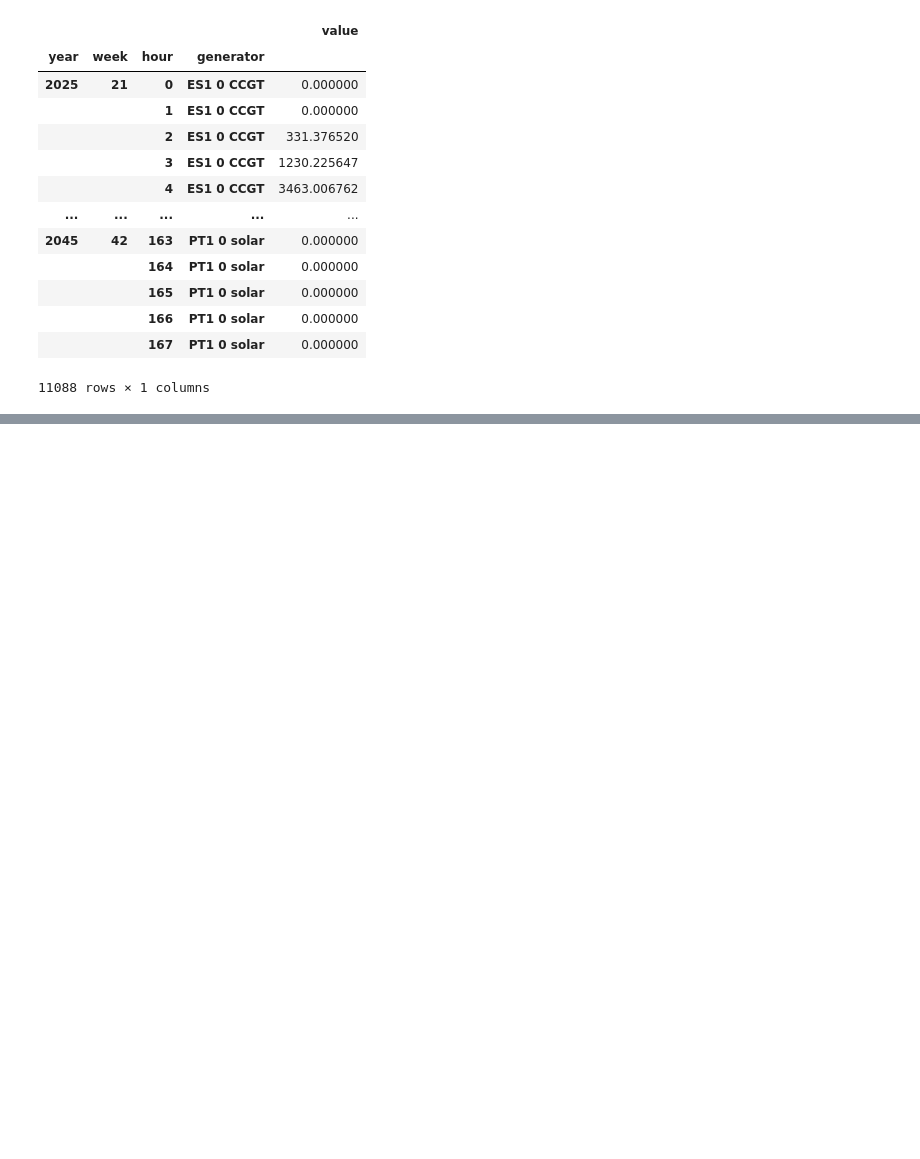
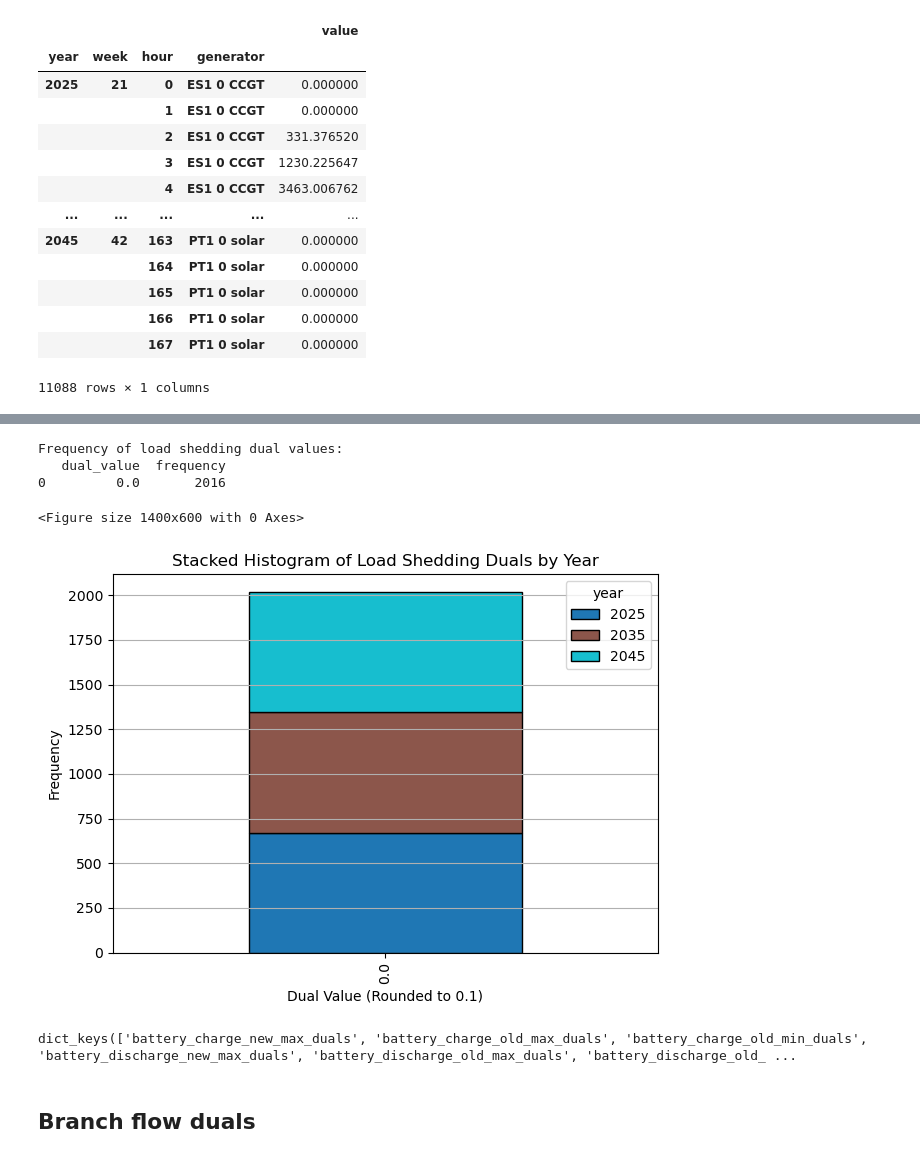
Before and after one commit to TinusAlsos/master_project, a Jupyter notebook: notebooks/analyze_duals.ipynb, the cells around one changed output, grey strips where cells are left out. Saved outputs shown, nothing was run; the diff lists cells and outputs as text; code cells hidden in the pictures; blank space fills up the shorter version.

Commit message:
Finish analysing duals

```diff
--- a/notebooks/analyze_duals.ipynb
+++ b/notebooks/analyze_duals.ipynb
@@ -28,7 +28,7 @@ MODEL_CONFIGS_FOLDER = os.path.join(CONFIGS_FOLDER, "models")
 # %%
 # Load data used for modeling and the results of the model
 data_folder_name = "elec_s_37_ES_PT_no_bat_limit"
-run_results_folder_name = "Apr11_Fri_h11-GTSEP_v1a_multi-37_ES_PT"
+run_results_folder_name = "Apr11_Fri_h13-GTSEP_v1a_multi-37_ES_PT"
 # %%
 # Paths
 run_results_folder = os.path.join(SINGLE_RUNS_FOLDER, run_results_folder_name)
@@ -1121,0 +1173,47 @@ generation
+# %%
+# Round for better binning
+ls_duals["dual_value_rounded"] = ls_duals["shadow_price"].round(3)
+
+# Frequency table
+dual_freq = (
+    ls_duals["dual_value_rounded"]
+    .value_counts()
+    .rename_axis("dual_value")
+    .reset_index(name="frequency")
+    .sort_values("dual_value")
+)
+
+print("Frequency of load shedding dual values:")
+print(dual_freq)
+# %% [output]
+Frequency of load shedding dual values:
+   dual_value  frequency
+0         0.0       2016
+# %%
+import matplotlib.pyplot as plt
+
+# Bin rounded to 1 decimal
+ls_duals["dual_bin"] = ls_duals["shadow_price"].round(1)
+
+# Group for histogram
+hist = ls_duals.groupby(["dual_bin", "year"]).size().unstack(fill_value=0)
+
+# Plot
+plt.figure(figsize=(14, 6))
+hist.plot(kind="bar", stacked=True, edgecolor="black", colormap="tab10")
+plt.title("Stacked Histogram of Load Shedding Duals by Year")
+plt.xlabel("Dual Value (Rounded to 0.1)")
+plt.ylabel("Frequency")
+plt.xticks(rotation=90)
+plt.grid(axis="y")
+plt.tight_layout()
+plt.show()
+# %% [output]
+<Figure size 1400x600 with 0 Axes>
+[figure, added]
+# %%
+dual_variables.keys()
+# %% [output]
+dict_keys(['battery_charge_new_max_duals', 'battery_charge_old_max_duals', 'battery_charge_old_min_duals', 'battery_discharge_new_max_duals', 'battery_discharge_old_max_duals', 'battery_discharge_old_ ...
+# %% [markdown]
+## Branch flow duals
```
Also changed, not shown: parts of 13 cells of this notebook, 4 other files.
